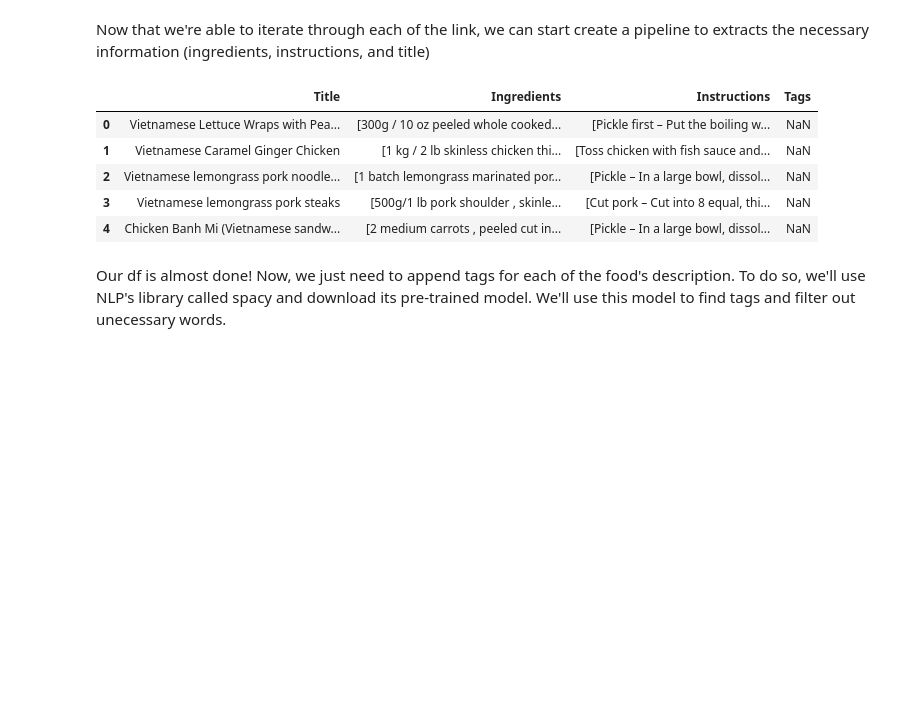
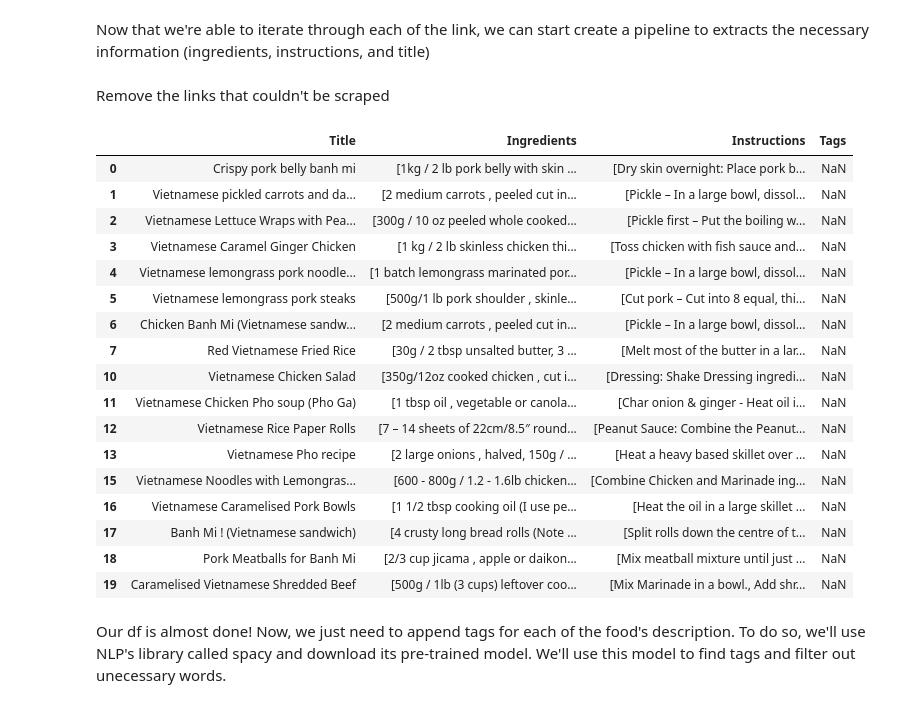
Before and after one commit to klam912/generate_recipe_tags, a Jupyter notebook: recipe_generator.ipynb, the cells around one changed output. Drawn from its saved outputs; the diff is of its cells as text; code cells hidden in the pictures; blank space fills up the shorter version.

```diff
--- a/recipe_generator.ipynb
+++ b/recipe_generator.ipynb
@@ -109,15 +82,31 @@ for link in links:
 
     new_row = pd.DataFrame({'Title': [recipe_title], 'Ingredients': [extract_info('wprm-recipe-ingredient-group', 'wprm-recipe-ingredients','▢ ', recipe_soup)], 'Instructions': [extract_info('wprm-recipe-instruction-group', 'wprm-recipe-instructions','▢ ', recipe_soup)]})
     recipes_df = pd.concat([recipes_df, new_row], ignore_index=True)
+# %% [markdown]
+Remove the links that couldn't be scraped
+# %%
+recipes_df = recipes_df.drop([8,9,14])
 # %%
-recipes_df.head()
+recipes_df
 # %% [output]
 |  | Title | Ingredients | Instructions | Tags |
-| 0 | Vietnamese Lettuce Wraps with Pea... | [300g / 10 oz peeled whole cooked... | [Pickle first – Put the boiling w... | NaN |
-| 1 | Vietnamese Caramel Ginger Chicken | [1 kg / 2 lb skinless chicken thi... | [Toss chicken with fish sauce and... | NaN |
-| 2 | Vietnamese lemongrass pork noodle... | [1 batch lemongrass marinated por... | [Pickle – In a large bowl, dissol... | NaN |
-| 3 | Vietnamese lemongrass pork steaks | [500g/1 lb pork shoulder , skinle... | [Cut pork – Cut into 8 equal, thi... | NaN |
-| 4 | Chicken Banh Mi (Vietnamese sandw... | [2 medium carrots , peeled cut in... | [Pickle – In a large bowl, dissol... | NaN |
+| 0 | Crispy pork belly banh mi | [1kg / 2 lb pork belly with skin ... | [Dry skin overnight: Place pork b... | NaN |
+| 1 | Vietnamese pickled carrots and da... | [2 medium carrots , peeled cut in... | [Pickle – In a large bowl, dissol... | NaN |
+| 2 | Vietnamese Lettuce Wraps with Pea... | [300g / 10 oz peeled whole cooked... | [Pickle first – Put the boiling w... | NaN |
+| 3 | Vietnamese Caramel Ginger Chicken | [1 kg / 2 lb skinless chicken thi... | [Toss chicken with fish sauce and... | NaN |
+| 4 | Vietnamese lemongrass pork noodle... | [1 batch lemongrass marinated por... | [Pickle – In a large bowl, dissol... | NaN |
+| 5 | Vietnamese lemongrass pork steaks | [500g/1 lb pork shoulder , skinle... | [Cut pork – Cut into 8 equal, thi... | NaN |
+| 6 | Chicken Banh Mi (Vietnamese sandw... | [2 medium carrots , peeled cut in... | [Pickle – In a large bowl, dissol... | NaN |
+| 7 | Red Vietnamese Fried Rice | [30g / 2 tbsp unsalted butter, 3 ... | [Melt most of the butter in a lar... | NaN |
+| 10 | Vietnamese Chicken Salad | [350g/12oz cooked chicken , cut i... | [Dressing: Shake Dressing ingredi... | NaN |
+| 11 | Vietnamese Chicken Pho soup (Pho Ga) | [1 tbsp oil , vegetable or canola... | [Char onion & ginger - Heat oil i... | NaN |
+| 12 | Vietnamese Rice Paper Rolls | [7 – 14 sheets of 22cm/8.5″ round... | [Peanut Sauce: Combine the Peanut... | NaN |
+| 13 | Vietnamese Pho recipe | [2 large onions , halved, 150g / ... | [Heat a heavy based skillet over ... | NaN |
+| 15 | Vietnamese Noodles with Lemongras... | [600 - 800g / 1.2 - 1.6lb chicken... | [Combine Chicken and Marinade ing... | NaN |
+| 16 | Vietnamese Caramelised Pork Bowls | [1 1/2 tbsp cooking oil (I use pe... | [Heat the oil in a large skillet ... | NaN |
+| 17 | Banh Mi ! (Vietnamese sandwich) | [4 crusty long bread rolls (Note ... | [Split rolls down the centre of t... | NaN |
+| 18 | Pork Meatballs for Banh Mi | [2/3 cup jicama , apple or daikon... | [Mix meatball mixture until just ... | NaN |
+| 19 | Caramelised Vietnamese Shredded Beef | [500g / 1lb (3 cups) leftover coo... | [Mix Marinade in a bowl., Add shr... | NaN |
 # %% [markdown]
 Our df is almost done! Now, we just need to append tags for each of the food's description. To do so, we'll use NLP's library called spacy and download its pre-trained model. We'll use this model to find tags and filter out unecessary words.
 # %%
```
Also changed, not shown: parts of 28 cells of this notebook.
